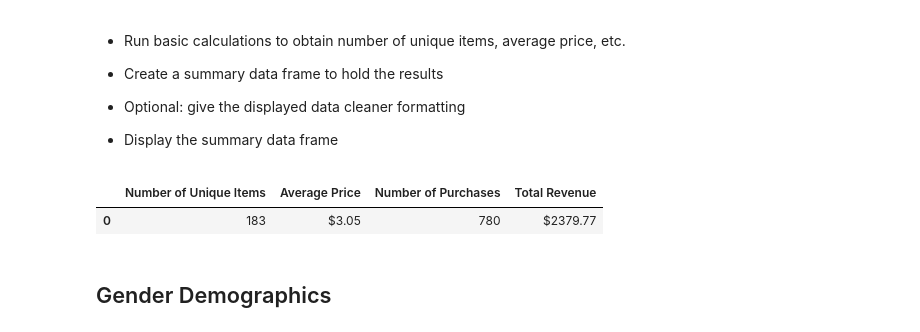
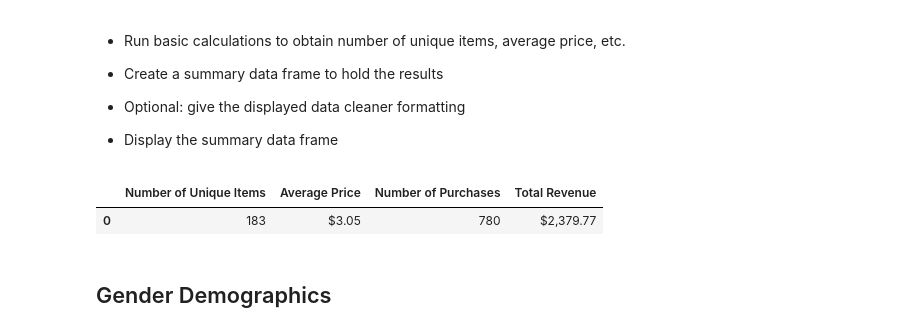
Before and after one commit to Archana584/Panda, a Jupyter notebook: Homework/HeroesOfPymoli/HeroesOfPymoli_starter.ipynb, the cells around one changed output. Drawn from its saved outputs; the diff is of its cells as text; code cells hidden in the pictures.

```diff
--- a/Homework/HeroesOfPymoli/HeroesOfPymoli_starter.ipynb
+++ b/Homework/HeroesOfPymoli/HeroesOfPymoli_starter.ipynb
@@ -44,22 +41,26 @@ player_count
 
 
 * Display the summary data frame
-# %%
-#Number of Unique Items
-UniqueItem = purchase_data["Item ID"].nunique()
-#Average Purchase Price
-AveragePurchase = purchase_data["Price"].mean()
-#Total number of Purchases
-NumberPurchase = purchase_data["Price"].count()
-#Total Revenue
-TotalRevenue = purchase_data["Price"].sum()
-
-PurchaseAnalysis = pd.DataFrame([{"Number of Unique Items":UniqueItem, "Average Price":"$"+str(round(AveragePurchase,2)), "Number of Purchases":NumberPurchase, "Total Revenue":"$"+str(round(TotalRevenue,2))}])
-PurchaseAnalysis = PurchaseAnalysis[["Number of Unique Items","Average Price","Number of Purchases","Total Revenue"]]
-PurchaseAnalysis
-# %% [output]
-|  | Number of Unique Items | Average Price | Number of Purchases | Total Revenue |
-| 0 | 183 | $3.05 | 780 | $2379.77 |
+# %%
+
+# Calculations for unique items, average price, purchase count, and revenue
+number_of_unique_items = len((purchase_data["Item ID"]).unique())
+average_price = (purchase_data["Price"]).mean()
+number_of_purchases = (purchase_data["Price"]).count()
+total_revenue = (purchase_data["Price"]).sum()
+
+# Create data frame with obtained values
+summary_df = pd.DataFrame({"Number of Unique Items":[number_of_unique_items],
+                           "Average Price":[average_price],
+                           "Number of Purchases": [number_of_purchases],
+                           "Total Revenue": [total_revenue]})
+
+# Format with currency style
+summary_df.style.format({'Average Price':"${:,.2f}",
+                         'Total Revenue': '${:,.2f}'})
+# %% [output]
+|  | Number of Unique Items | Average Price | Number of Purchases | Total Revenue |
+| 0 | 183 | $3.05 | 780 | $2,379.77 |
 # %% [markdown]
 ## Gender Demographics
 # %% [markdown]
```
Also changed, not shown: parts of 3 cells of this notebook.
